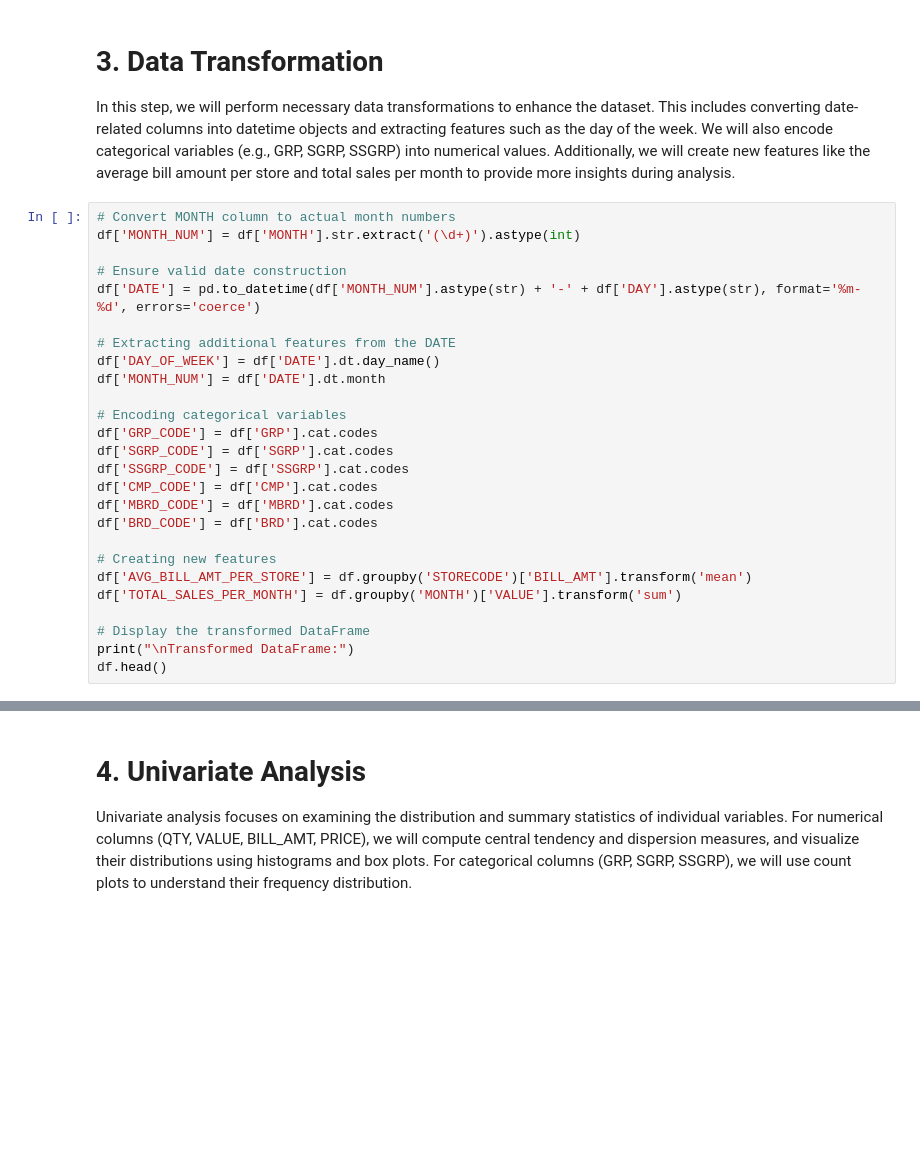
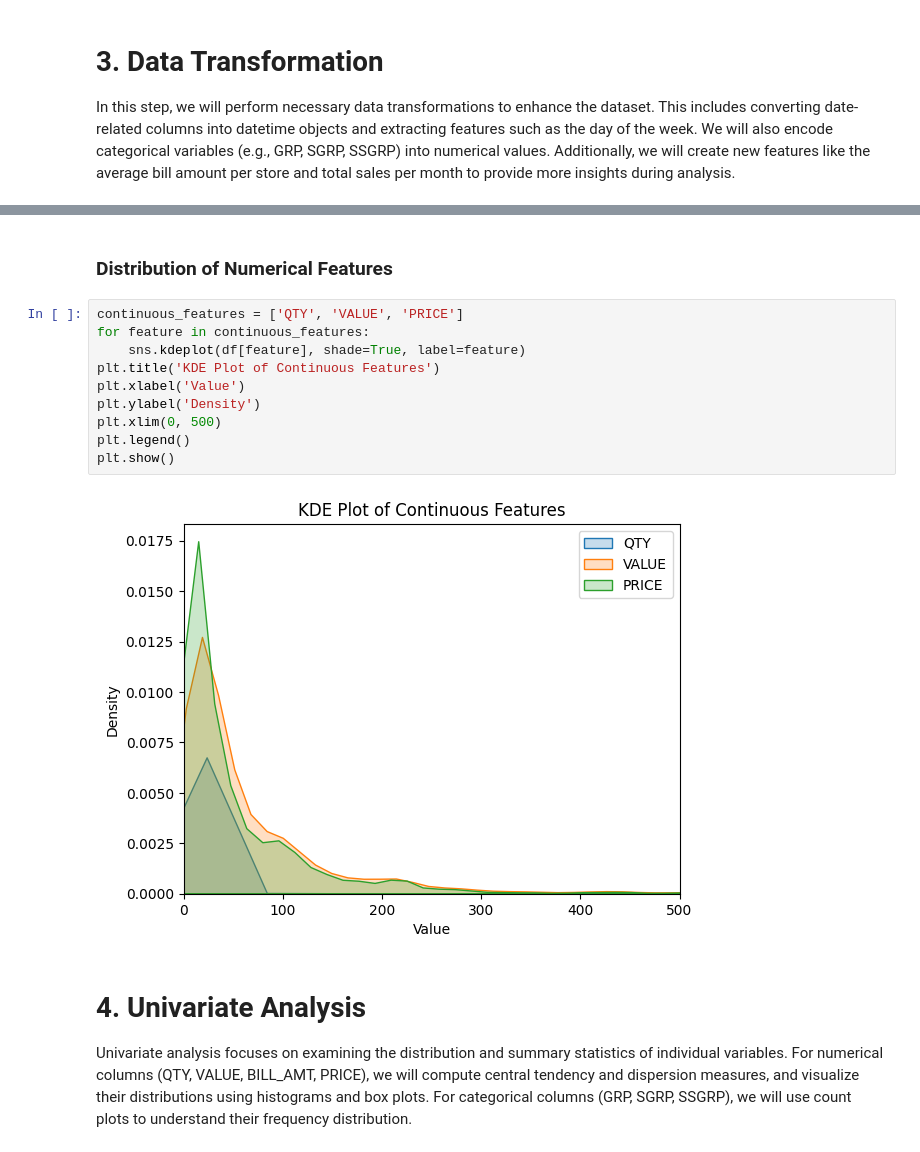
Before and after one commit to tedoaba/CodersCaveInternship, a Jupyter notebook: normal-task-phase-1-analyze-social-media-data.ipynb, the cells around one changed output, grey strips where cells are left out. Cells and saved outputs as stored; diff of their text form; blank space fills up the shorter version.

Commit message:
Kaggle Notebook | Normal Task Phase 1: Analyze social media data   | Version 5

```diff
--- a/normal-task-phase-1-analyze-social-media-data.ipynb
+++ b/normal-task-phase-1-analyze-social-media-data.ipynb
@@ -217,29 +237,3 @@ dtype: object
 # 3. Data Transformation
 
 In this step, we will perform necessary data transformations to enhance the dataset. This includes converting date-related columns into datetime objects and extracting features such as the day of the week. We will also encode categorical variables (e.g., GRP, SGRP, SSGRP) into numerical values. Additionally, we will create new features like the average bill amount per store and total sales per month to provide more insights during analysis.
-# %%
-# Convert MONTH column to actual month numbers
-df['MONTH_NUM'] = df['MONTH'].str.extract('(\d+)').astype(int)
-
-# Ensure valid date construction
-df['DATE'] = pd.to_datetime(df['MONTH_NUM'].astype(str) + '-' + df['DAY'].astype(str), format='%m-%d', errors='coerce')
-
-# Extracting additional features from the DATE
-df['DAY_OF_WEEK'] = df['DATE'].dt.day_name()
-df['MONTH_NUM'] = df['DATE'].dt.month
-
-# Encoding categorical variables
-df['GRP_CODE'] = df['GRP'].cat.codes
-df['SGRP_CODE'] = df['SGRP'].cat.codes
-df['SSGRP_CODE'] = df['SSGRP'].cat.codes
-df['CMP_CODE'] = df['CMP'].cat.codes
-df['MBRD_CODE'] = df['MBRD'].cat.codes
-df['BRD_CODE'] = df['BRD'].cat.codes
-
-# Creating new features
-df['AVG_BILL_AMT_PER_STORE'] = df.groupby('STORECODE')['BILL_AMT'].transform('mean')
-df['TOTAL_SALES_PER_MONTH'] = df.groupby('MONTH')['VALUE'].transform('sum')
-
-# Display the transformed DataFrame
-print("\nTransformed DataFrame:")
-df.head()
@@ -255,3 +307,17 @@ Transformed DataFrame:
+# %% [markdown]
+### Distribution of Numerical Features
+# %%
+continuous_features = ['QTY', 'VALUE', 'PRICE']
+for feature in continuous_features:
+    sns.kdeplot(df[feature], shade=True, label=feature)
+plt.title('KDE Plot of Continuous Features')
+plt.xlabel('Value')
+plt.ylabel('Density')
+plt.xlim(0, 500)
+plt.legend()
+plt.show()
+# %% [output]
+[figure, added]
 # %% [markdown]
 # 4. Univariate Analysis
 
```
Also changed, not shown: parts of 71 cells of this notebook.
